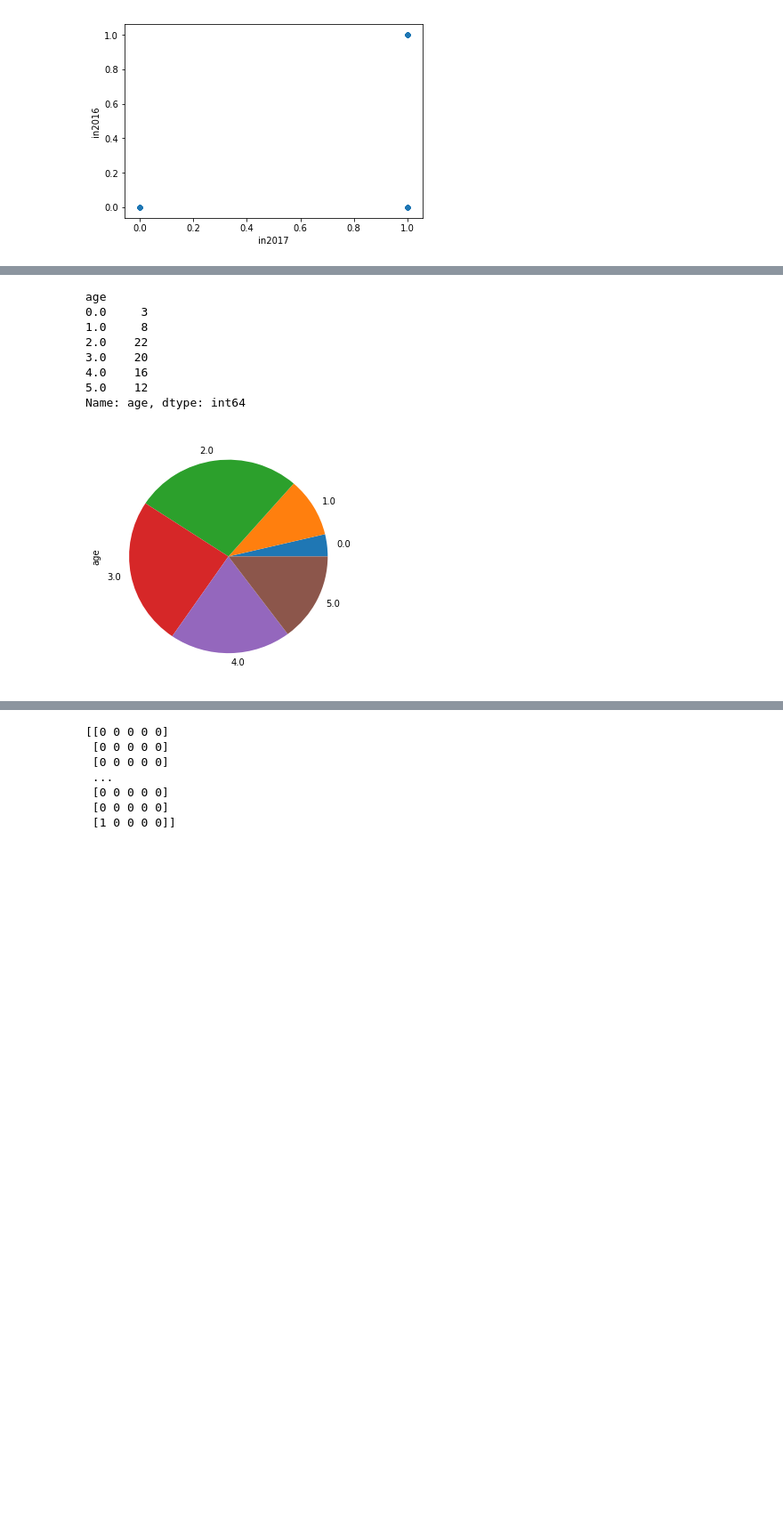
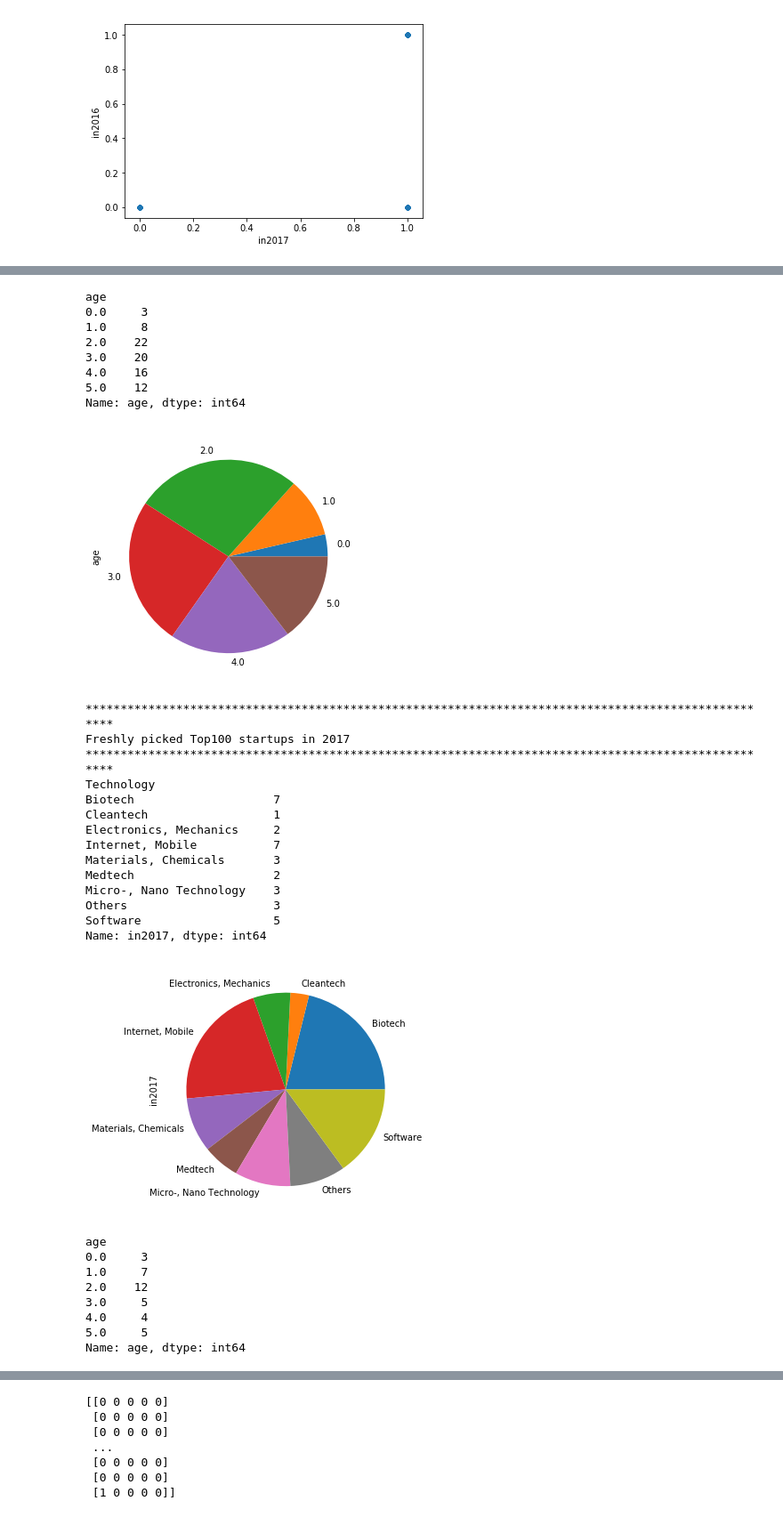
Before and after one commit to urchuegu/hacknlead_swisscom, a Jupyter notebook: hacknlead_swisscom_ranking.ipynb, the cells around one changed output, grey strips where cells are left out. Shown at 89% size. Drawn from its saved outputs; the diff is of its cells as text; code cells hidden in the pictures; blank space fills up the shorter version.

```diff
--- a/hacknlead_swisscom_ranking.ipynb
+++ b/hacknlead_swisscom_ranking.ipynb
@@ -81,31 +81,54 @@ print (df)
 df.plot.pie(subplots=True,figsize=(5, 5))
 plt.show()
 
 
-mydata.plot.bar('ranking2017_y','age')
+mydata.plot.scatter('ranking2017_y','age')
 plt.show()
 # %% [output]
 ****************************************************************************************************
 All Top100 startups in 2017
 ****************************************************************************************************
 Technology
 Biotech                    19
 Cleantech                   4
 Electronics, Mechanics      5
 Internet, Mobile           14
 Materials, Chemicals        3
 Medtech                     6
 Micro-, Nano Technology     6
 Others                      5
 Software                   16
 Name: Technology, dtype: int64
 [figure]
 age
 0.0     3
 1.0     8
 2.0    22
 3.0    20
 4.0    16
 5.0    12
 Name: age, dtype: int64
 [figure]
+****************************************************************************************************
+Freshly picked Top100 startups in 2017
+****************************************************************************************************
+Technology
+Biotech                    7
+Cleantech                  1
+Electronics, Mechanics     2
+Internet, Mobile           7
+Materials, Chemicals       3
+Medtech                    2
+Micro-, Nano Technology    3
+Others                     3
+Software                   5
+Name: in2017, dtype: int64
+[figure, added]
+age
+0.0     3
+1.0     7
+2.0    12
+3.0     5
+4.0     4
+5.0     5
+Name: age, dtype: int64
```
Also changed, not shown: parts of 1 cell of this notebook.
